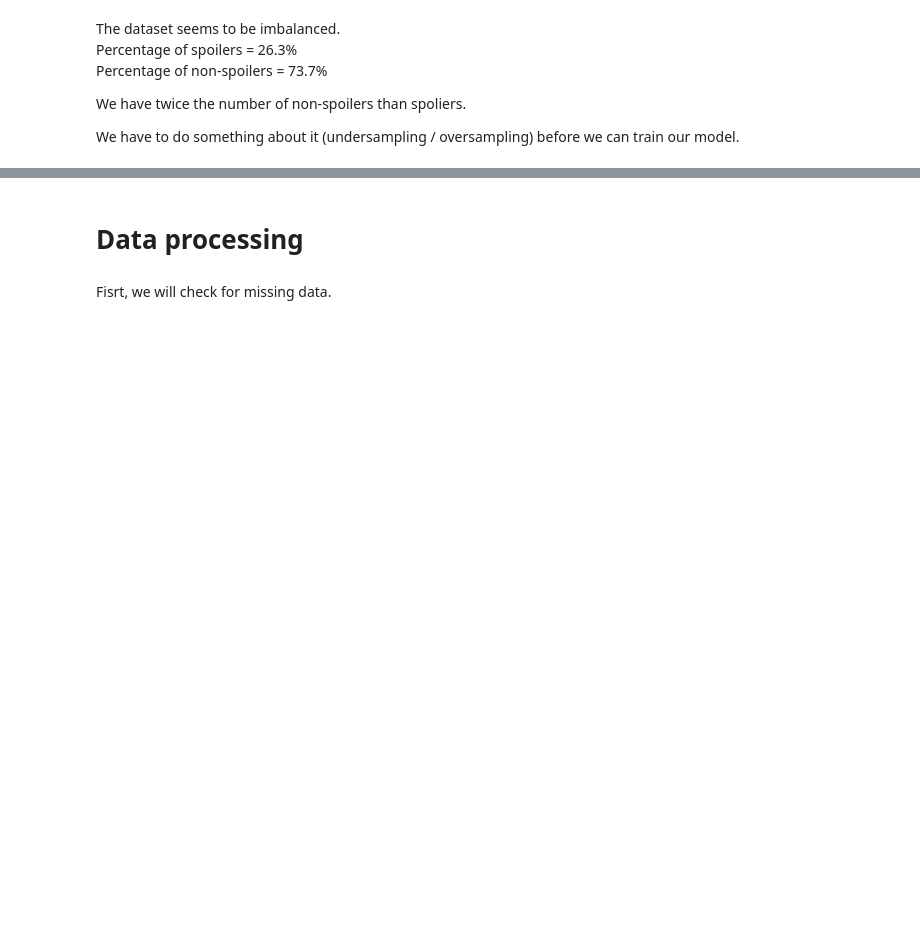
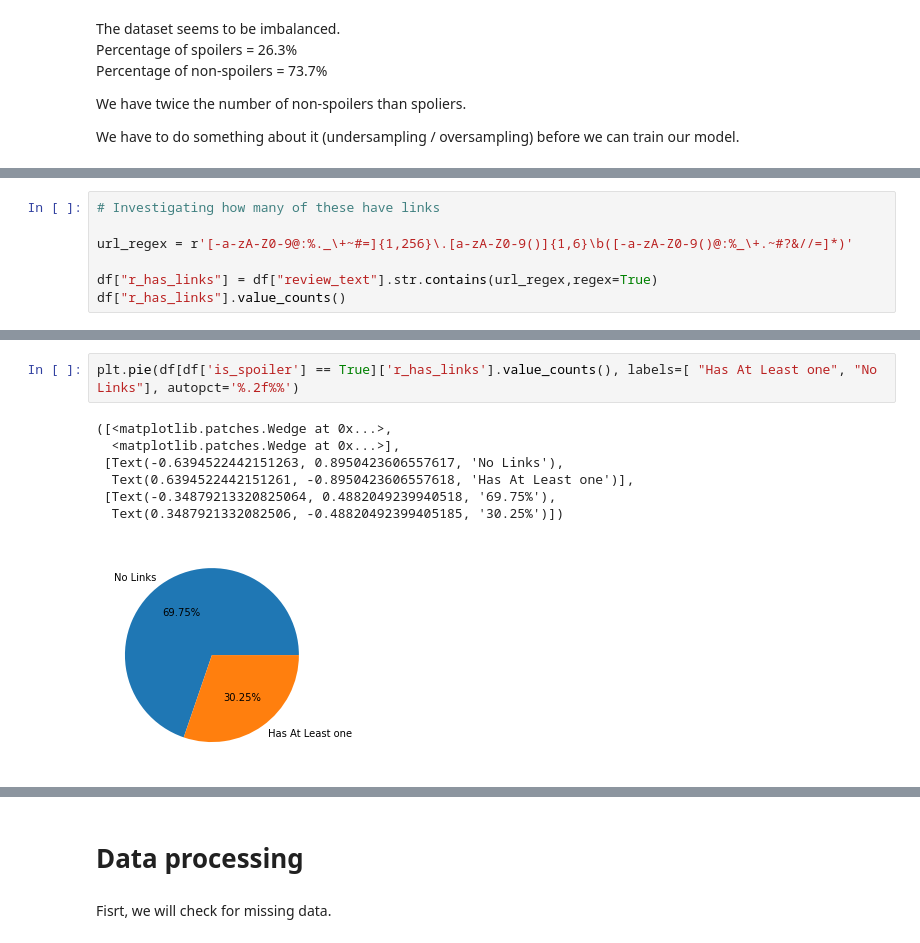
Before and after one commit to hjunleon/CS3244, a Jupyter notebook: project/project.ipynb, the cells around one changed output, grey strips where cells are left out. Cells and saved outputs as stored; diff of their text form; blank space fills up the shorter version.

```diff
--- a/project/project.ipynb
+++ b/project/project.ipynb
@@ -138,0 +302,7 @@ We have to do something about it (undersampling / oversampling) before we can tr
+# %%
+# Investigating how many of these have links
+
+url_regex = r'[-a-zA-Z0-9@:%._\+~#=]{1,256}\.[a-zA-Z0-9()]{1,6}\b([-a-zA-Z0-9()@:%_\+.~#?&//=]*)'
+
+df["r_has_links"] = df["review_text"].str.contains(url_regex,regex=True)
+df["r_has_links"].value_counts()
@@ -138,0 +358,10 @@ We have to do something about it (undersampling / oversampling) before we can tr
+# %%
+plt.pie(df[df['is_spoiler'] == True]['r_has_links'].value_counts(), labels=[ "Has At Least one", "No Links"], autopct='%.2f%%')
+# %% [output]
+([<matplotlib.patches.Wedge at 0x...>,
+  <matplotlib.patches.Wedge at 0x...>],
+ [Text(-0.6394522442151263, 0.8950423606557617, 'No Links'),
+  Text(0.6394522442151261, -0.8950423606557618, 'Has At Least one')],
+ [Text(-0.34879213320825064, 0.4882049239940518, '69.75%'),
+  Text(0.3487921332082506, -0.48820492399405185, '30.25%')])
+[figure, added]
```
Also changed, not shown: parts of 61 cells of this notebook.
